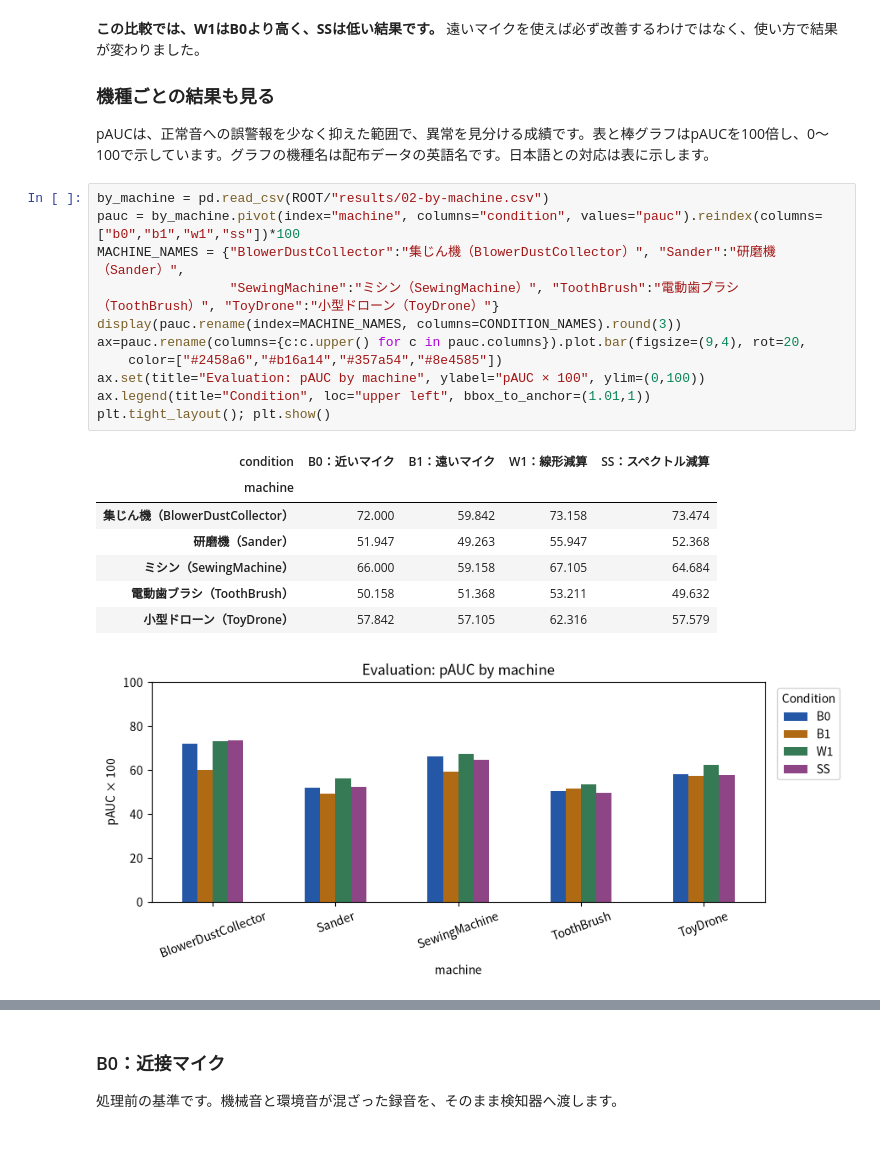
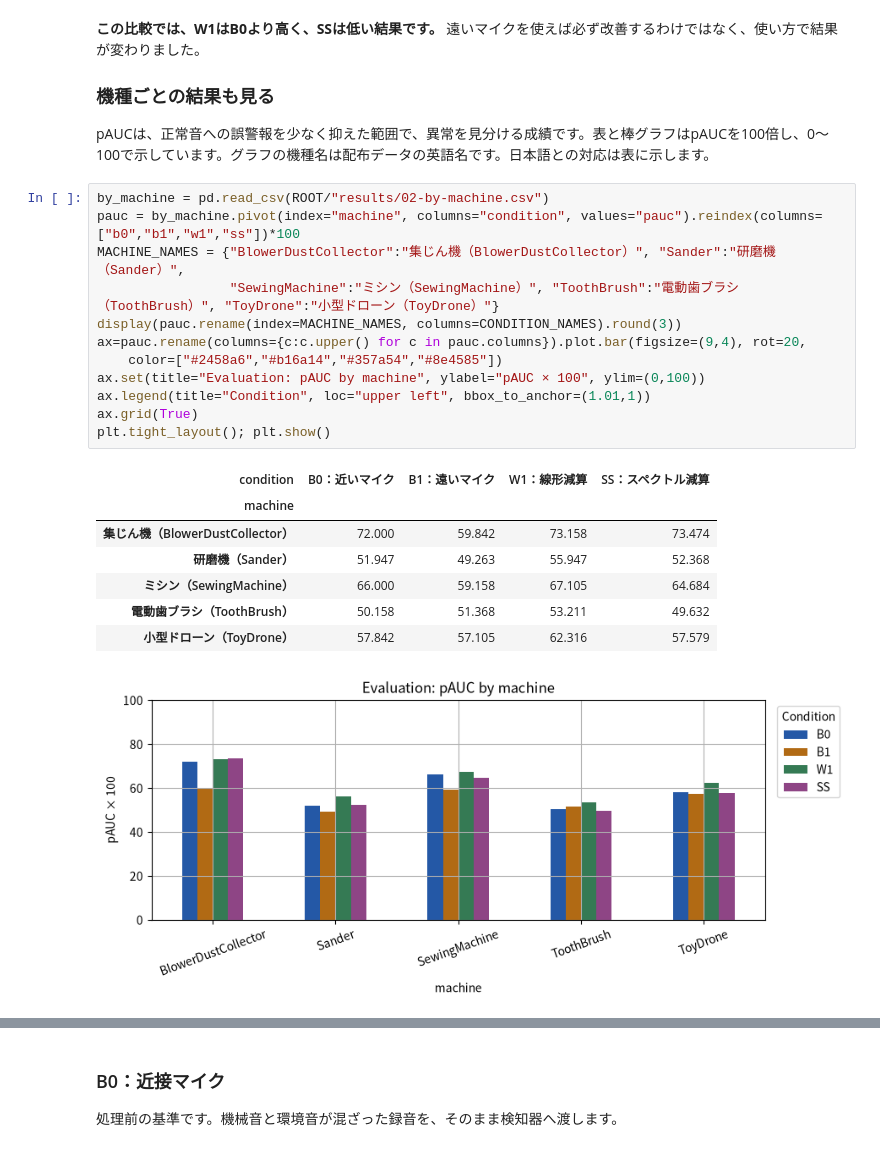
Before and after one commit to kasahart/asd-experiments, a Jupyter notebook: notebooks/02_b0_b1_w1_ss.ipynb, the cells around one changed output, grey strips where cells are left out. Cells and saved outputs as stored; diff of their text form.

```diff
--- a/notebooks/02_b0_b1_w1_ss.ipynb
+++ b/notebooks/02_b0_b1_w1_ss.ipynb
@@ -56,23 +57,24 @@ pAUCは、正常音への誤警報を少なく抑えた範囲で、異常を見
 # %%
 by_machine = pd.read_csv(ROOT/"results/02-by-machine.csv")
 pauc = by_machine.pivot(index="machine", columns="condition", values="pauc").reindex(columns=["b0","b1","w1","ss"])*100
 MACHINE_NAMES = {"BlowerDustCollector":"集じん機（BlowerDustCollector）", "Sander":"研磨機（Sander）",
                  "SewingMachine":"ミシン（SewingMachine）", "ToothBrush":"電動歯ブラシ（ToothBrush）", "ToyDrone":"小型ドローン（ToyDrone）"}
 display(pauc.rename(index=MACHINE_NAMES, columns=CONDITION_NAMES).round(3))
 ax=pauc.rename(columns={c:c.upper() for c in pauc.columns}).plot.bar(figsize=(9,4), rot=20,
     color=["#2458a6","#b16a14","#357a54","#8e4585"])
 ax.set(title="Evaluation: pAUC by machine", ylabel="pAUC × 100", ylim=(0,100))
 ax.legend(title="Condition", loc="upper left", bbox_to_anchor=(1.01,1))
+ax.grid(True)
 plt.tight_layout(); plt.show()
 # %% [output]
 | condition | B0：近いマイク | B1：遠いマイク | W1：線形減算 | SS：スペクトル減算 |
 | machine |  |  |  |  |
 | 集じん機（BlowerDustCollector） | 72.000 | 59.842 | 73.158 | 73.474 |
 | 研磨機（Sander） | 51.947 | 49.263 | 55.947 | 52.368 |
 | ミシン（SewingMachine） | 66.000 | 59.158 | 67.105 | 64.684 |
 | 電動歯ブラシ（ToothBrush） | 50.158 | 51.368 | 53.211 | 49.632 |
 | 小型ドローン（ToyDrone） | 57.842 | 57.105 | 62.316 | 57.579 |
-[figure, old version]
+[figure, new version]
 # %% [markdown]
 ## 3. 同じ実録音で波形を比較する
 
```
Also changed, not shown: parts of 9 cells of this notebook, 4 other files.
